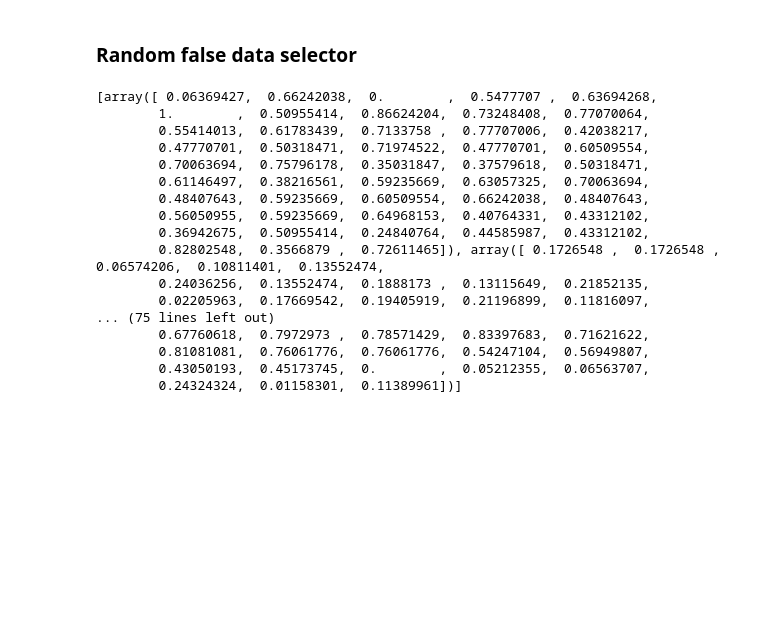
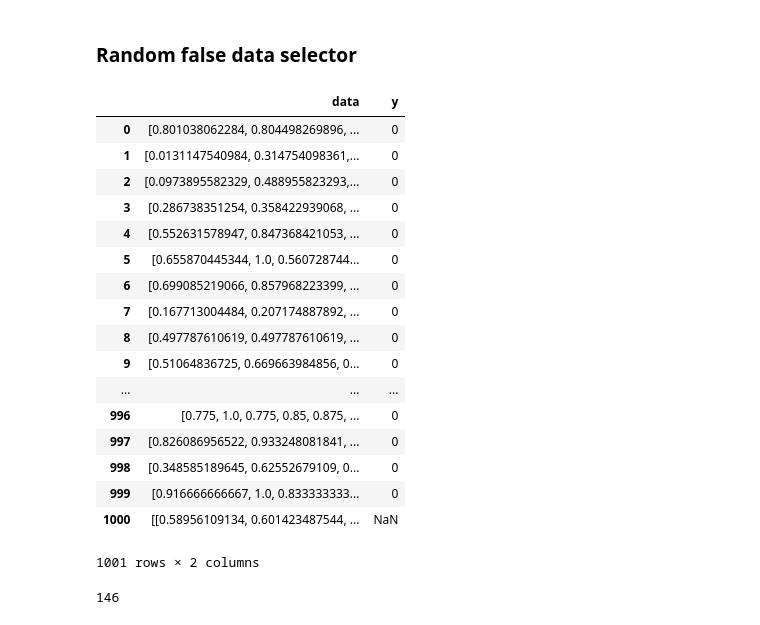
Before and after one commit to chellaram/Technical-, a Jupyter notebook: data_maker.ipynb, the cells around one changed output. Drawn from its saved outputs; the diff is of its cells as text; code cells hidden in the pictures; blank space fills up the shorter version.

```diff
--- a/data_maker.ipynb
+++ b/data_maker.ipynb
@@ -36,23 +36,30 @@ for i in range(0,1000):
 with open("train_false.csv", "wb") as f:
     writer = csv.writer(f)
     writer.writerows(false_data)
-# %%
-print data
-# %% [output]
-[array([ 0.06369427,  0.66242038,  0.        ,  0.5477707 ,  0.63694268,
-        1.        ,  0.50955414,  0.86624204,  0.73248408,  0.77070064,
-        0.55414013,  0.61783439,  0.7133758 ,  0.77707006,  0.42038217,
-        0.47770701,  0.50318471,  0.71974522,  0.47770701,  0.60509554,
-        0.70063694,  0.75796178,  0.35031847,  0.37579618,  0.50318471,
-        0.61146497,  0.38216561,  0.59235669,  0.63057325,  0.70063694,
-        0.48407643,  0.59235669,  0.60509554,  0.66242038,  0.48407643,
-        0.56050955,  0.59235669,  0.64968153,  0.40764331,  0.43312102,
-        0.36942675,  0.50955414,  0.24840764,  0.44585987,  0.43312102,
-        0.82802548,  0.3566879 ,  0.72611465]), array([ 0.1726548 ,  0.1726548 ,  0.06574206,  0.10811401,  0.13552474,
-        0.24036256,  0.13552474,  0.1888173 ,  0.13115649,  0.21852135,
-        0.02205963,  0.17669542,  0.19405919,  0.21196899,  0.11816097,
-... (75 lines left out)
-        0.67760618,  0.7972973 ,  0.78571429,  0.83397683,  0.71621622,
-        0.81081081,  0.76061776,  0.76061776,  0.54247104,  0.56949807,
-        0.43050193,  0.45173745,  0.        ,  0.05212355,  0.06563707,
-        0.24324324,  0.01158301,  0.11389961])]
+# %%
+merge_data = pd.DataFrame({'data':false_data})
+merge_data['y'] = 0
+# %% [output]
+|  | data | y |
+| 0 | [0.801038062284, 0.804498269896, ... | 0 |
+| 1 | [0.0131147540984, 0.314754098361,... | 0 |
+| 2 | [0.0973895582329, 0.488955823293,... | 0 |
+| 3 | [0.286738351254, 0.358422939068, ... | 0 |
+| 4 | [0.552631578947, 0.847368421053, ... | 0 |
+| 5 | [0.655870445344, 1.0, 0.560728744... | 0 |
+| 6 | [0.699085219066, 0.857968223399, ... | 0 |
+| 7 | [0.167713004484, 0.207174887892, ... | 0 |
+| 8 | [0.497787610619, 0.497787610619, ... | 0 |
+| 9 | [0.51064836725, 0.669663984856, 0... | 0 |
+| ... | ... | ... |
+| 996 | [0.775, 1.0, 0.775, 0.85, 0.875, ... | 0 |
+| 997 | [0.826086956522, 0.933248081841, ... | 0 |
+| 998 | [0.348585189645, 0.62552679109, 0... | 0 |
+| 999 | [0.916666666667, 1.0, 0.833333333... | 0 |
+| 1000 | [[0.58956109134, 0.601423487544, ... | NaN |
+1001 rows × 2 columns
+# %%
+# merge_data = merge_data.sample(frac=1).reset_index(drop=True)
+len(true_data)
+# %% [output]
+146
```
Also changed, not shown: 4 other files.
